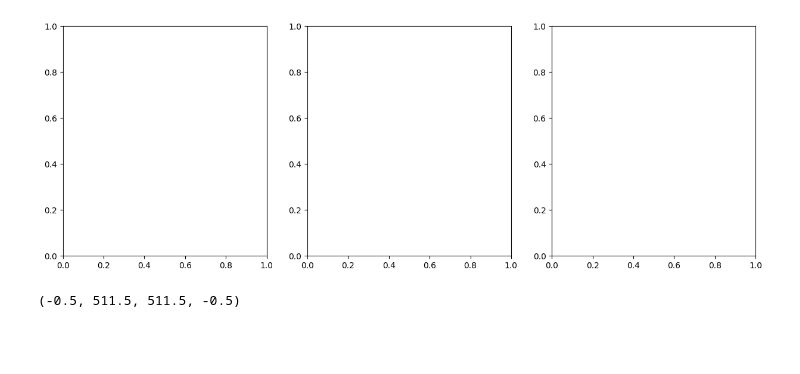
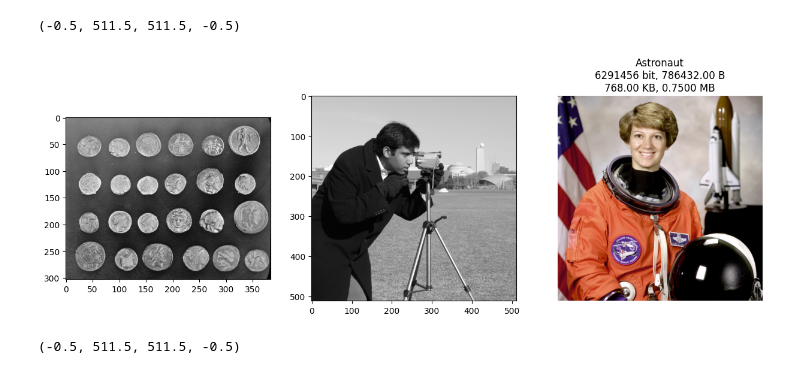
Before and after one commit to salwaa-hub/jb1_pengolahancitra, a Jupyter notebook: Jobsheet_1.ipynb, the cells around one changed output. Saved outputs shown, nothing was run; the diff lists cells and outputs as text; code cells hidden in the pictures; blank space fills up the shorter version.

```diff
--- a/Jobsheet_1.ipynb
+++ b/Jobsheet_1.ipynb
@@ -18,8 +18,3 @@ def hitung_ukuran(image):
   total_kb = total_bytes / 1024
   total_mb = total_kb / 1024
   return total_bits, total_bytes, total_kb, total_mb
-# %%
-# Menyusun gambar dan ukurannya dalam satu baris
-fig, axes = plt.subplots(1, 3, figsize=(15, 5))
-# %% [output]
-[figure, removed]
@@ -30,3 +21,17 @@ nama_list = ["Coins", "Camera", "Astronaut"]
+# %%
+# Menyusun gambar dan ukurannya dalam satu baris
+fig, axes = plt.subplots(1, 3, figsize=(15, 5))
+# Daftar gambar dan nama
+gambar_list = [gambar_coins, gambar_camera, gambar_astronaut]
+nama_list = ["Coins", "Camera", "Astronaut"]
+for ax, img, nama in zip(axes, gambar_list, nama_list):
+  bits, bytes_, kb, mb = hitung_ukuran(img)
+  ax.imshow(img, cmap='gray' if len(img.shape) == 2 else None)
+ax.set_title(f"{nama}\n{bits} bit, {bytes_:.2f} B\n{kb:.2f} KB, {mb:.4f} MB")
+ax.axis('off')
+# %% [output]
+(-0.5, 511.5, 511.5, -0.5)
+[figure, added]
 # %%
 for ax, img, nama in zip(axes, gambar_list, nama_list):
   bits, bytes_, kb, mb = hitung_ukuran(img)
```
Also changed, not shown: parts of 1 cell of this notebook.
